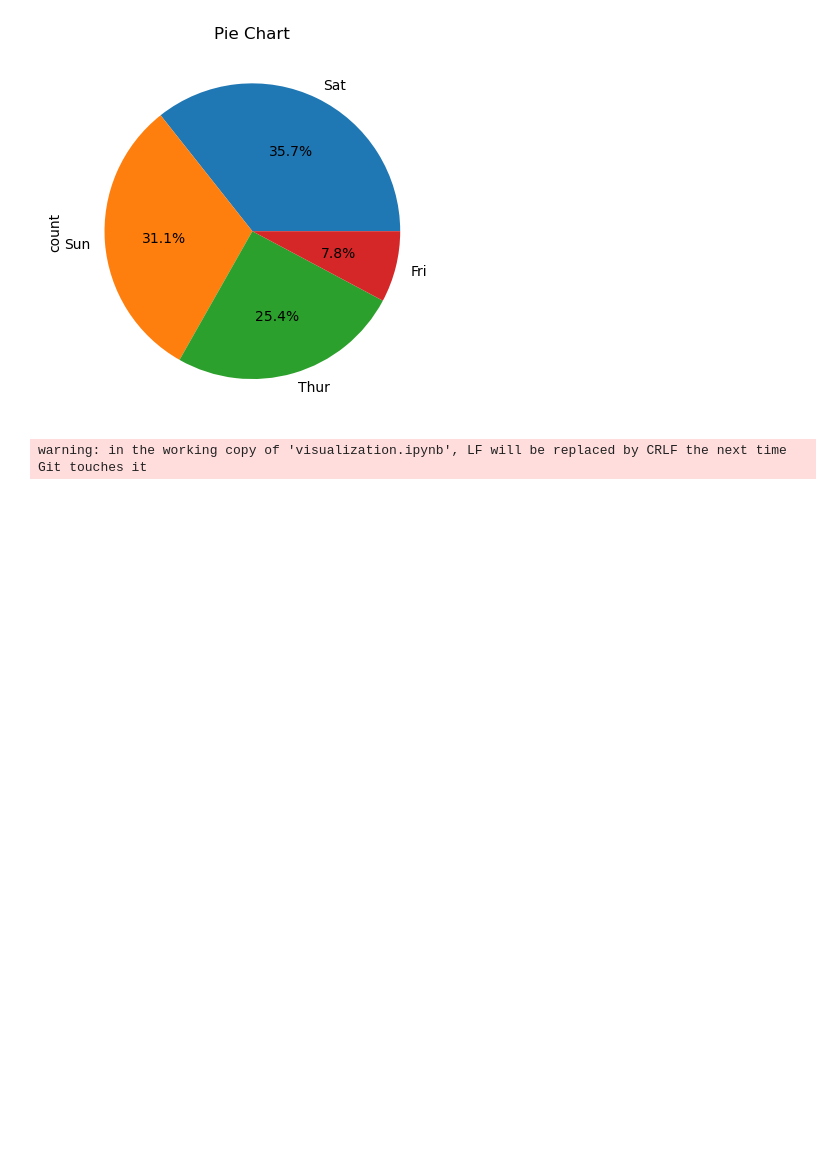
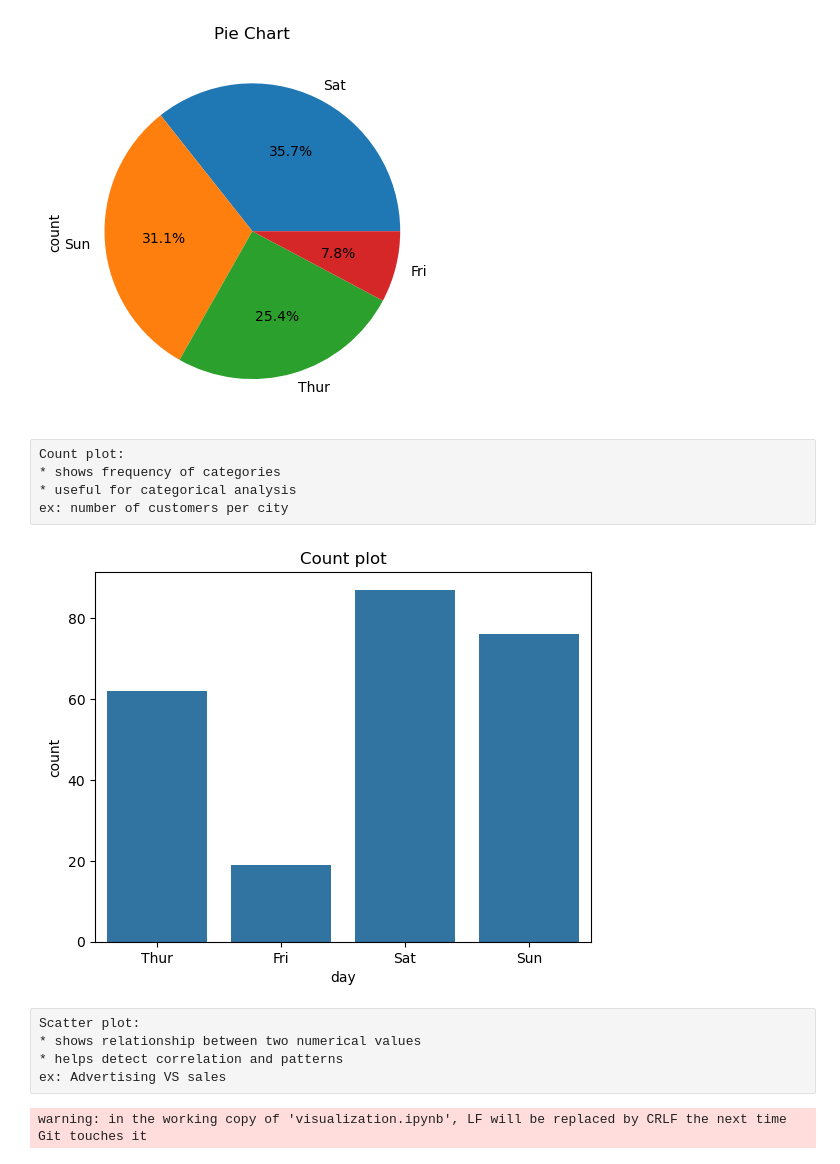
Before and after one commit to CodeWithAkash/python-class-notes, a Jupyter notebook: visualization.ipynb, the cells around one changed output. Cells and saved outputs as stored; diff of their text form; code cells hidden in the pictures; blank space fills up the shorter version.

Commit message:
Scatter plot

```diff
--- a/visualization.ipynb
+++ b/visualization.ipynb
@@ -317,3 +312,19 @@ ex: number of customers per city
+# %% [raw]
+Count plot:
+* shows frequency of categories
+* useful for categorical analysis
+ex: number of customers per city
+# %%
+sns.countplot(x='day',data=df)
+plt.title('Count plot')
+plt.show()
+# %% [output]
+[figure, added]
+# %% [raw]
+Scatter plot:
+* shows relationship between two numerical values
+* helps detect correlation and patterns
+ex: Advertising VS sales
 # %%
 !git add .
 # %% [output]
```
Also changed, not shown: parts of 3 cells of this notebook.
